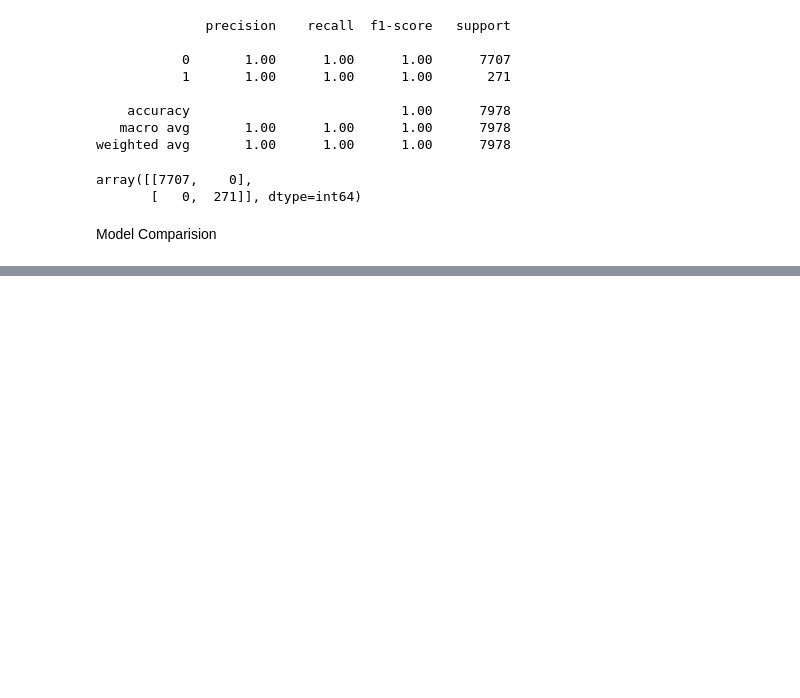
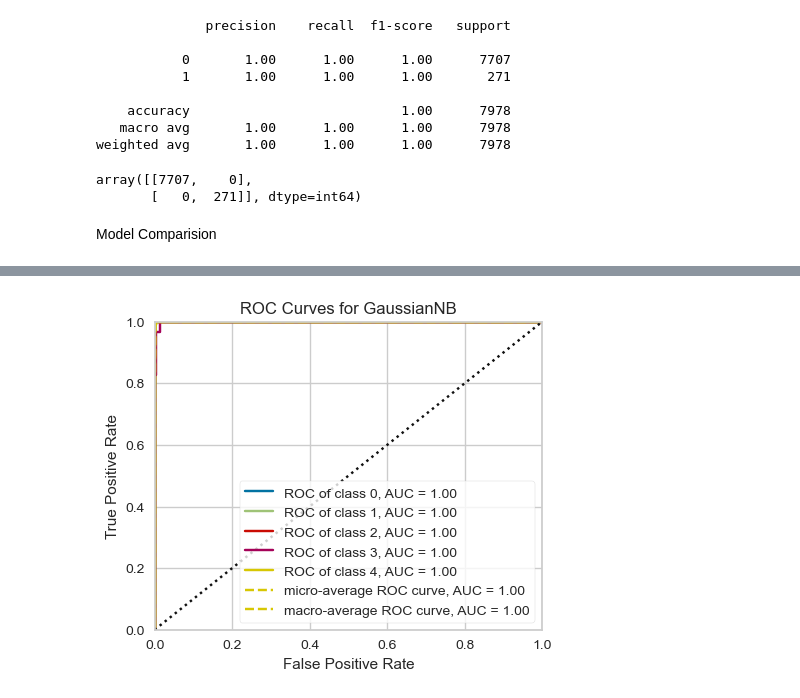
Before and after one commit to xardous09/HACKERA, a Jupyter notebook: model.ipynb, the cells around one changed output, grey strips where cells are left out. Saved outputs shown, nothing was run; the diff lists cells and outputs as text; code cells hidden in the pictures; blank space fills up the shorter version.

```diff
--- a/model.ipynb
+++ b/model.ipynb
@@ -625,0 +707,4 @@ Random Forest:  0.9729323308270676
+# %%
+plt.figure(figsize = (5,4))
+plot_model(best_model, plot = 'auc')
+# %% [output]
@@ -625,0 +712 @@ Random Forest:  0.9729323308270676
+[figure, added]
```
Also changed, not shown: parts of 33 cells of this notebook, 3 other files.
